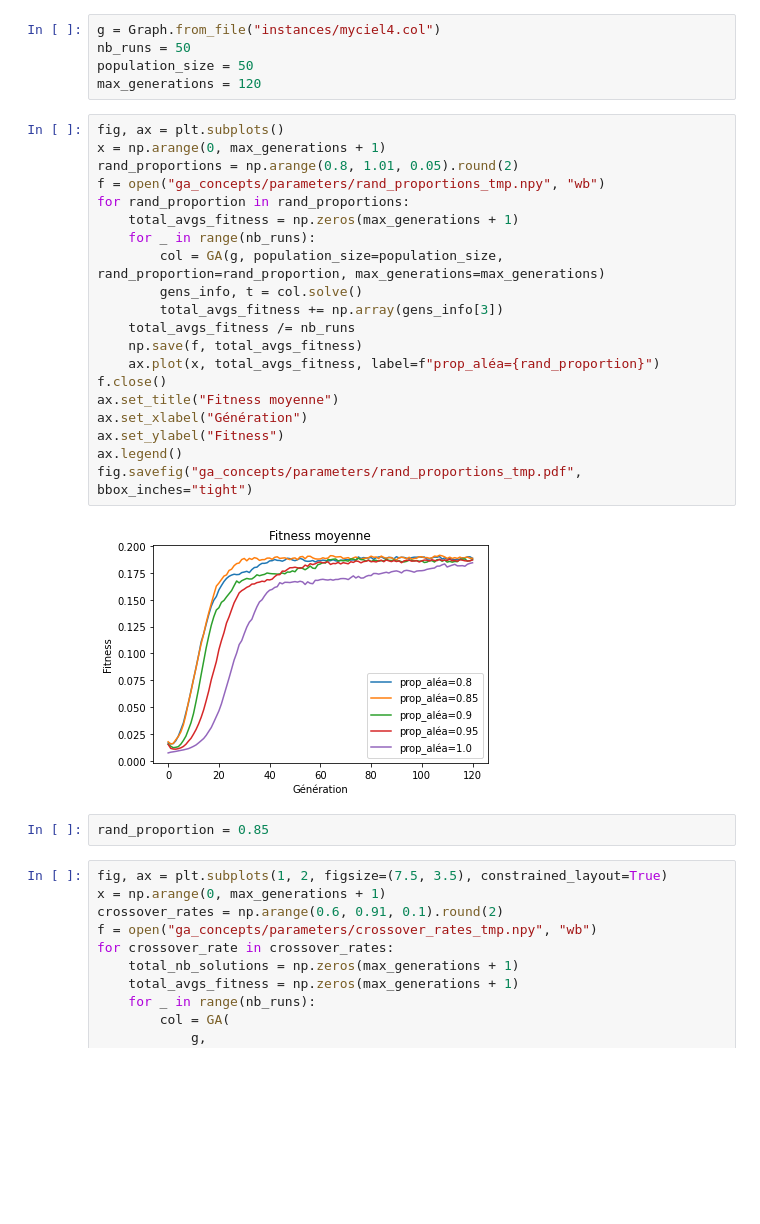
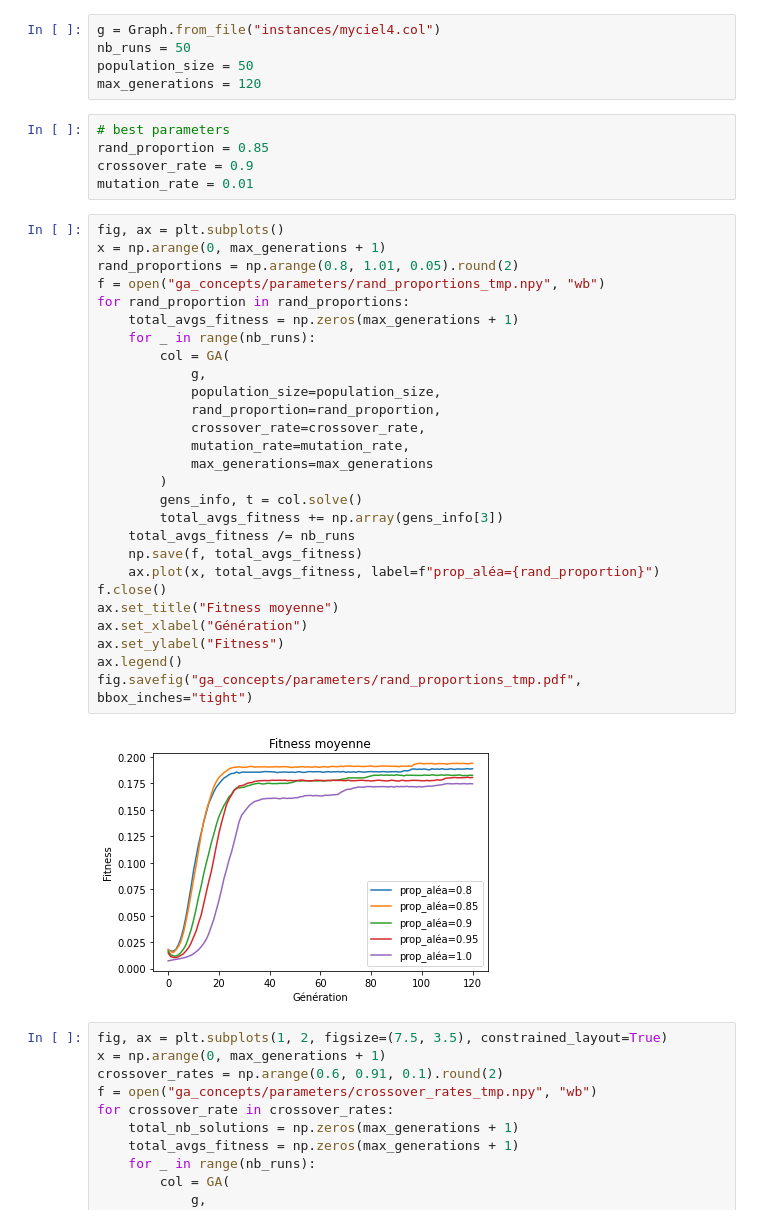
Before and after one commit to HubESI/Optim, a Jupyter notebook: ga_parameters_tuning.ipynb, the cells around one changed output. Saved outputs shown, nothing was run; the diff lists cells and outputs as text; blank space fills up the shorter version.

```diff
--- a/ga_parameters_tuning.ipynb
+++ b/ga_parameters_tuning.ipynb
@@ -9,30 +9,40 @@ g = Graph.from_file("instances/myciel4.col")
 nb_runs = 50
 population_size = 50
 max_generations = 120
+# %%
+# best parameters
+rand_proportion = 0.85
+crossover_rate = 0.9
+mutation_rate = 0.01
 # %%
 fig, ax = plt.subplots()
 x = np.arange(0, max_generations + 1)
 rand_proportions = np.arange(0.8, 1.01, 0.05).round(2)
 f = open("ga_concepts/parameters/rand_proportions_tmp.npy", "wb")
 for rand_proportion in rand_proportions:
     total_avgs_fitness = np.zeros(max_generations + 1)
     for _ in range(nb_runs):
-        col = GA(g, population_size=population_size, rand_proportion=rand_proportion, max_generations=max_generations)
+        col = GA(
+            g,
+            population_size=population_size,
+            rand_proportion=rand_proportion,
+            crossover_rate=crossover_rate,
+            mutation_rate=mutation_rate,
+            max_generations=max_generations
+        )
         gens_info, t = col.solve()
         total_avgs_fitness += np.array(gens_info[3])
     total_avgs_fitness /= nb_runs
     np.save(f, total_avgs_fitness)
     ax.plot(x, total_avgs_fitness, label=f"prop_aléa={rand_proportion}")
 f.close()
 ax.set_title("Fitness moyenne")
 ax.set_xlabel("Génération")
 ax.set_ylabel("Fitness")
 ax.legend()
 fig.savefig("ga_concepts/parameters/rand_proportions_tmp.pdf", bbox_inches="tight")
 # %% [output]
-[figure, old version]
+[figure, new version]
-# %%
-rand_proportion = 0.85
 # %%
 fig, ax = plt.subplots(1, 2, figsize=(7.5, 3.5), constrained_layout=True)
 x = np.arange(0, max_generations + 1)
```
Also changed, not shown: parts of 2 cells of this notebook, 2 other files.
